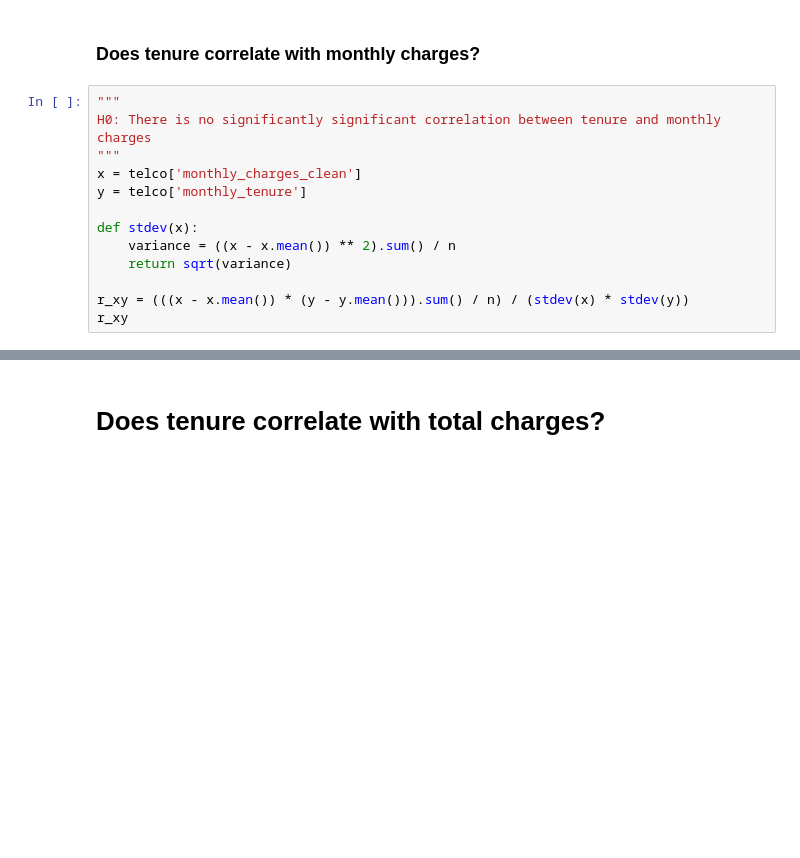
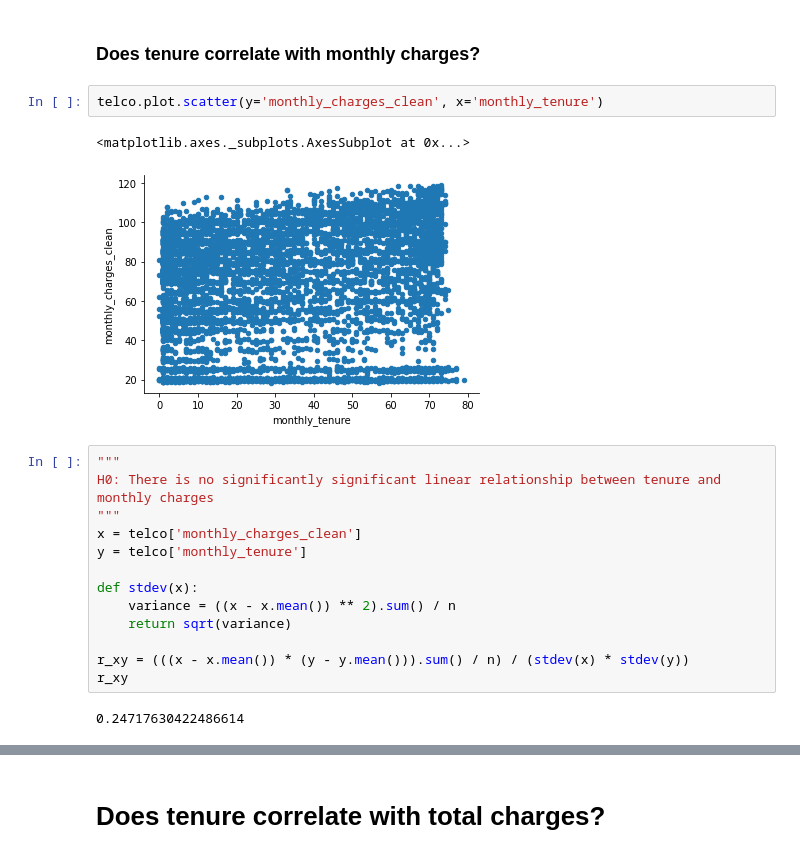
Before and after one commit to CSolitaire/statistics-exercises, a Jupyter notebook: hypothesis_testing.ipynb, the cells around one changed output, grey strips where cells are left out. Saved outputs shown, nothing was run; the diff lists cells and outputs as text; blank space fills up the shorter version.

Commit message:
Correlation Question 1 Complete

```diff
--- a/hypothesis_testing.ipynb
+++ b/hypothesis_testing.ipynb
@@ -523,9 +524,14 @@ conf_interval = .95 # desired confidence interval
 telco
 # %% [markdown]
 ### Does tenure correlate with monthly charges?
+# %%
+telco.plot.scatter(y='monthly_charges_clean', x='monthly_tenure')
+# %% [output]
+<matplotlib.axes._subplots.AxesSubplot at 0x...>
+[figure, added]
 # %%
 """
-H0: There is no significantly significant correlation between tenure and monthly charges
+H0: There is no significantly significant linear relationship between tenure and monthly charges
 """
 x = telco['monthly_charges_clean']
 y = telco['monthly_tenure']
@@ -536,6 +542,8 @@ def stdev(x):
 
 r_xy = (((x - x.mean()) * (y - y.mean())).sum() / n) / (stdev(x) * stdev(y))
 r_xy
+# %% [output]
+0.24717630422486614
 # %%
 t = (r_xy * sqrt(n - 2)) / sqrt(1 - r_xy**2)
 t
```
Also changed, not shown: parts of 27 cells of this notebook.
